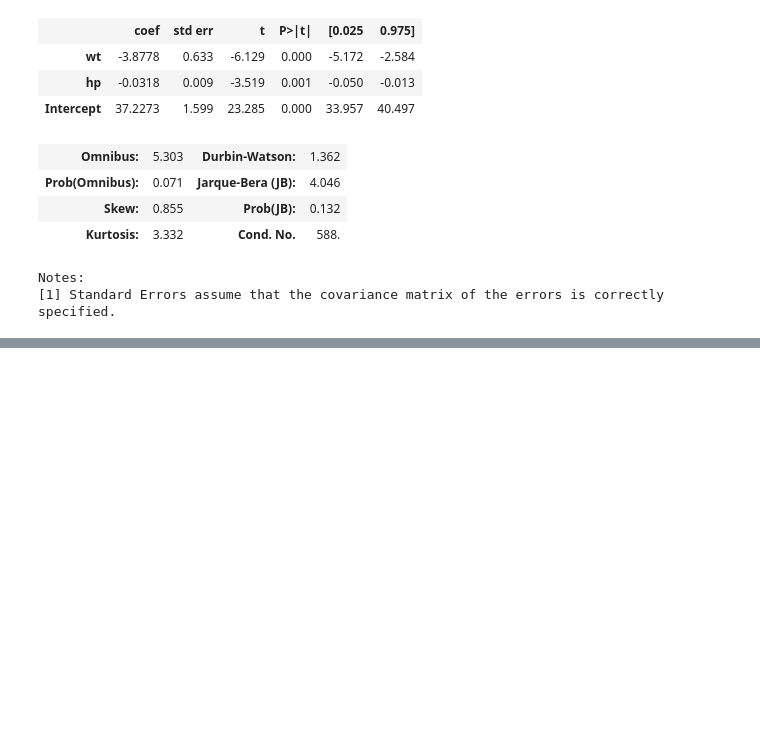
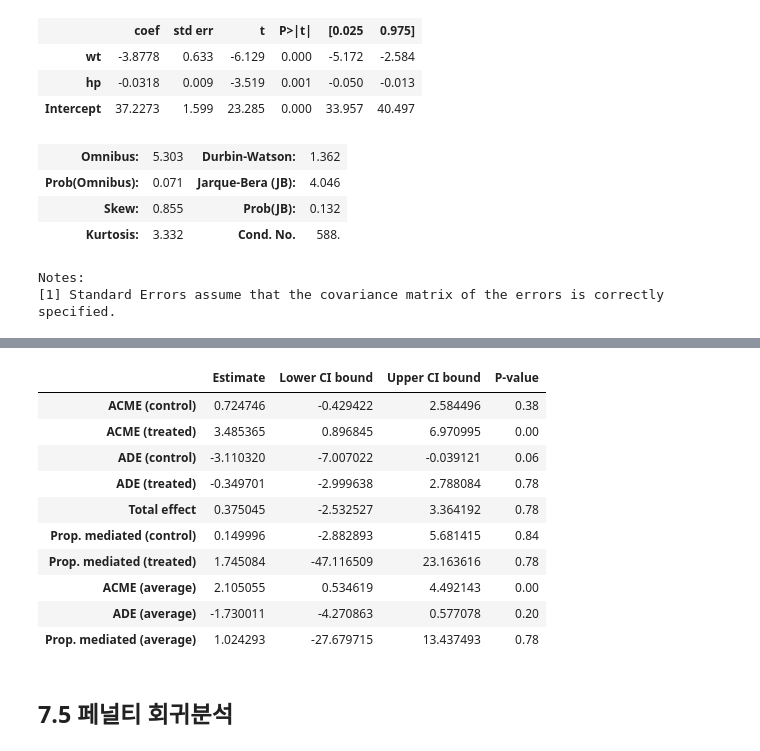
Before and after one commit to klee30810/ADP-study, a Jupyter notebook: stats/kwak/Chap 07. 회귀분석.ipynb, the cells around one changed output, grey strips where cells are left out. Drawn from its saved outputs; the diff is of its cells as text; code cells hidden in the pictures; blank space fills up the shorter version.

```diff
--- a/stats/kwak/Chap 07. 회귀분석.ipynb
+++ b/stats/kwak/Chap 07. 회귀분석.ipynb
@@ -727,0 +731,25 @@ fig = interaction_plot(x=cars['hp'], trace = cars['wt'], response=cars['mpg'], a
+# %%
+# mpg ~ disp, 매개변수 wt, 조절변수 am
+from statsmodels.stats.mediation import Mediation
+
+m_model = smf.ols(data=cars, formula='wt ~ disp + am + disp:am')
+y_model = smf.ols(data=cars, formula='mpg ~ disp + am + wt + disp:am + wt:am')
+
+# model.med1 <- mediate(model.m=model.M, model.y=model.Y, covariates=list(am=0),
+#                       treat="disp", mediator="wt", boot=TRUE, sims=500)
+med_model1 = Mediation(outcome_model=y_model, mediator_model=m_model, mediator='wt', exposure='am').fit(n_rep=100)
+med_model1.summary()
+# %% [output]
+|  | Estimate | Lower CI bound | Upper CI bound | P-value |
+| ACME (control) | 0.724746 | -0.429422 | 2.584496 | 0.38 |
+| ACME (treated) | 3.485365 | 0.896845 | 6.970995 | 0.00 |
+| ADE (control) | -3.110320 | -7.007022 | -0.039121 | 0.06 |
+| ADE (treated) | -0.349701 | -2.999638 | 2.788084 | 0.78 |
+| Total effect | 0.375045 | -2.532527 | 3.364192 | 0.78 |
+| Prop. mediated (control) | 0.149996 | -2.882893 | 5.681415 | 0.84 |
+| Prop. mediated (treated) | 1.745084 | -47.116509 | 23.163616 | 0.78 |
+| ACME (average) | 2.105055 | 0.534619 | 4.492143 | 0.00 |
+| ADE (average) | -1.730011 | -4.270863 | 0.577078 | 0.20 |
+| Prop. mediated (average) | 1.024293 | -27.679715 | 13.437493 | 0.78 |
+# %% [markdown]
+## 7.5 페널티 회귀분석
```
Also changed, not shown: parts of 29 cells of this notebook.
